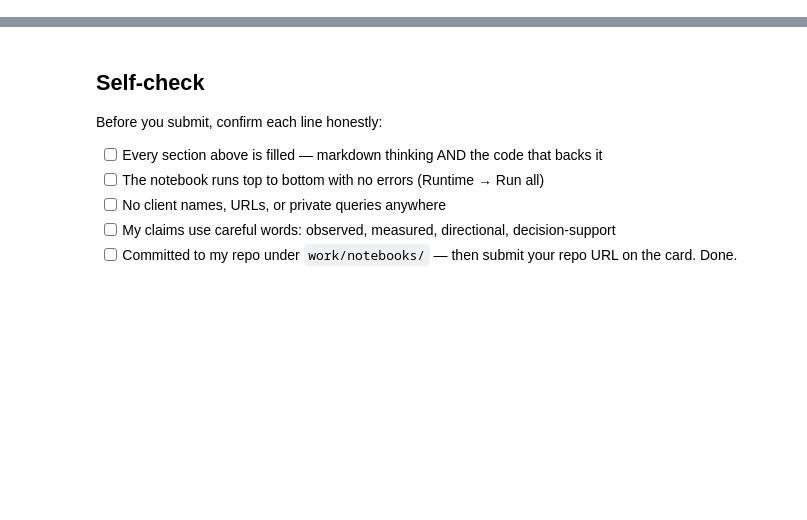
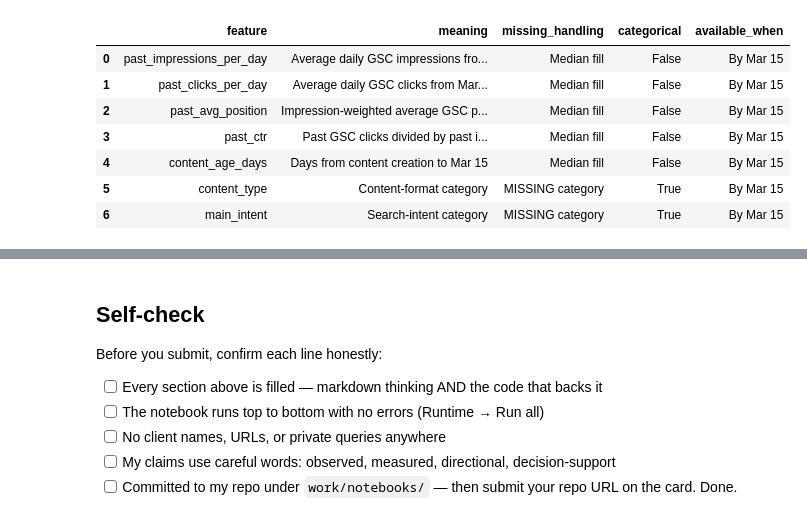
Before and after one commit to exoxeph/flyrank-ml-internship, a Jupyter notebook: work/notebooks/w03_feature_leakage_check.ipynb, the cells around one changed output, grey strips where cells are left out. Saved outputs shown, nothing was run; the diff lists cells and outputs as text; code cells hidden in the pictures; blank space fills up the shorter version.

```diff
--- a/work/notebooks/w03_feature_leakage_check.ipynb
+++ b/work/notebooks/w03_feature_leakage_check.ipynb
@@ -36,0 +390,65 @@ This skeleton is yours to fill. Work the sections **in order** — each one has
+# %%
+feature_notes = pd.DataFrame(
+    [
+        {
+            "feature": "past_impressions_per_day",
+            "meaning": "Average daily GSC impressions from Mar 1-15",
+            "missing_handling": "Median fill",
+            "categorical": False,
+            "available_when": "By Mar 15",
+        },
+        {
+            "feature": "past_clicks_per_day",
+            "meaning": "Average daily GSC clicks from Mar 1-15",
+            "missing_handling": "Median fill",
+            "categorical": False,
+            "available_when": "By Mar 15",
+        },
+        {
+            "feature": "past_avg_position",
+            "meaning": "Impression-weighted average GSC position from Mar 1-15",
+            "missing_handling": "Median fill",
+            "categorical": False,
+            "available_when": "By Mar 15",
+        },
+        {
+            "feature": "past_ctr",
+            "meaning": "Past GSC clicks divided by past impressions",
+            "missing_handling": "Median fill",
+            "categorical": False,
+            "available_when": "By Mar 15",
+        },
+        {
+            "feature": "content_age_days",
+            "meaning": "Days from content creation to Mar 15",
+            "missing_handling": "Median fill",
+            "categorical": False,
+            "available_when": "By Mar 15",
+        },
+        {
+            "feature": "content_type",
+            "meaning": "Content-format category",
+            "missing_handling": "MISSING category",
+            "categorical": True,
+            "available_when": "By Mar 15",
+        },
+        {
+            "feature": "main_intent",
+            "meaning": "Search-intent category",
+            "missing_handling": "MISSING category",
+            "categorical": True,
+            "available_when": "By Mar 15",
+        },
+    ]
+)
+
+feature_notes
+# %% [output]
+|  | feature | meaning | missing_handling | categorical | available_when |
+| 0 | past_impressions_per_day | Average daily GSC impressions fro... | Median fill | False | By Mar 15 |
+| 1 | past_clicks_per_day | Average daily GSC clicks from Mar... | Median fill | False | By Mar 15 |
+| 2 | past_avg_position | Impression-weighted average GSC p... | Median fill | False | By Mar 15 |
+| 3 | past_ctr | Past GSC clicks divided by past i... | Median fill | False | By Mar 15 |
+| 4 | content_age_days | Days from content creation to Mar 15 | Median fill | False | By Mar 15 |
+| 5 | content_type | Content-format category | MISSING category | True | By Mar 15 |
+| 6 | main_intent | Search-intent category | MISSING category | True | By Mar 15 |
```
Also changed, not shown: parts of 32 cells of this notebook.
